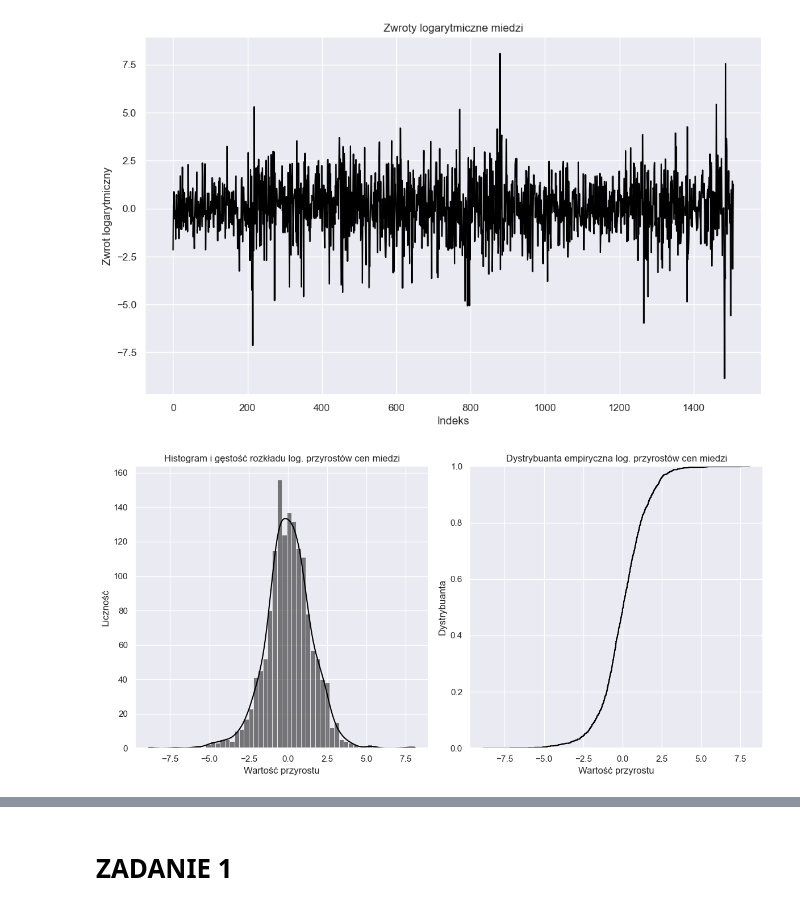
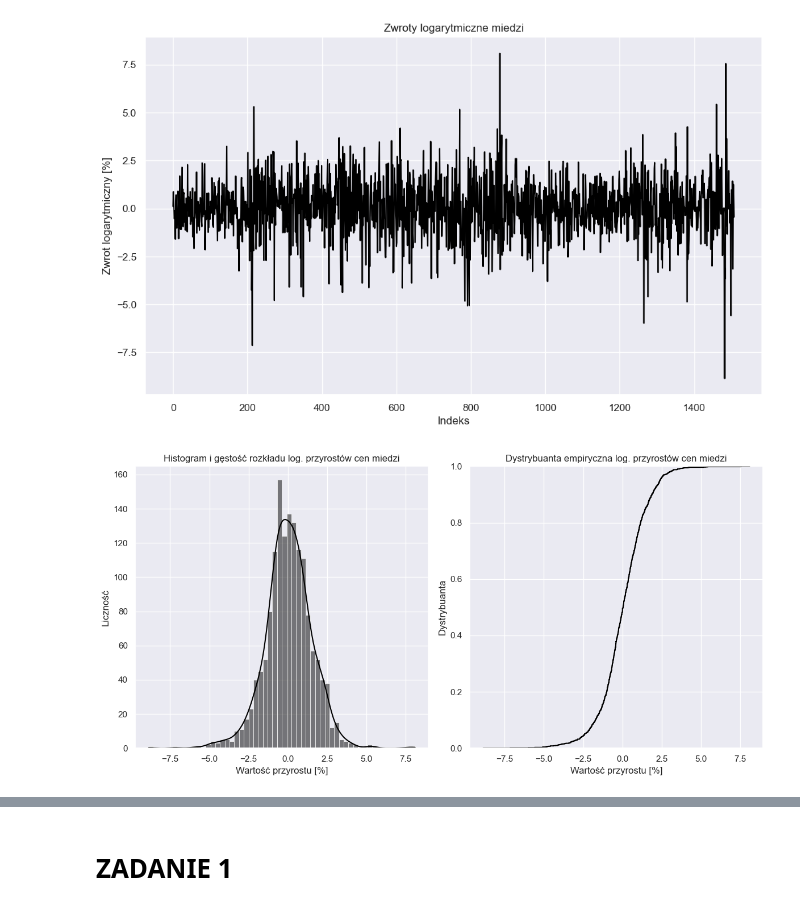
Before and after one commit to mathieuboro/nvidia_risk_management, a Jupyter notebook: projekt-3.ipynb, the cells around one changed output, grey strips where cells are left out. Drawn from its saved outputs; the diff is of its cells as text; code cells hidden in the pictures.

```diff
--- a/projekt-3.ipynb
+++ b/projekt-3.ipynb
@@ -60,34 +60,34 @@ YF.download() has changed argument auto_adjust default to True
 # %%
 log_returns_copper = np.log(copper / copper.shift(1)).dropna()
 log_returns_copper = 100*np.ravel(log_returns_copper)
 plt.plot(log_returns_copper, color = 'black')
 plt.title('Zwroty logarytmiczne miedzi')
-plt.ylabel('Zwrot logarytmiczny')
+plt.ylabel('Zwrot logarytmiczny [%]')
 plt.xlabel('Indeks')
 plt.grid(True)
 plt.show()
 # %% [output]
-[figure, old version]
+[figure, new version]
 # %%
 fig, axes = plt.subplots(1, 2, figsize=(12, 6))
 
 # Histogram i gęstość rozkładu na pierwszym subplocie
 sns.histplot(log_returns_copper, kde=True, ax=axes[0], color = 'black')
 axes[0].set_title('Histogram i gęstość rozkładu log. przyrostów cen miedzi')
-axes[0].set_xlabel('Wartość przyrostu')
+axes[0].set_xlabel('Wartość przyrostu [%]')
 axes[0].set_ylabel('Liczność')
 
 # Dystrybuanta empiryczna na drugim subplocie
 sns.ecdfplot(log_returns_copper, ax=axes[1], color = 'black')
 axes[1].set_title('Dystrybuanta empiryczna log. przyrostów cen miedzi')
-axes[1].set_xlabel('Wartość przyrostu')
+axes[1].set_xlabel('Wartość przyrostu [%]')
 axes[1].set_ylabel('Dystrybuanta')
 
 # Wyświetlanie wykresu
 plt.tight_layout()
 plt.show()
 # %% [output]
-[figure, old version]
+[figure, new version]
 # %%
 t_student_tests(log_returns_copper)
 d_f, loc, sc = st.t.fit(log_returns_copper)
```
Also changed, not shown: parts of 16 cells of this notebook.
